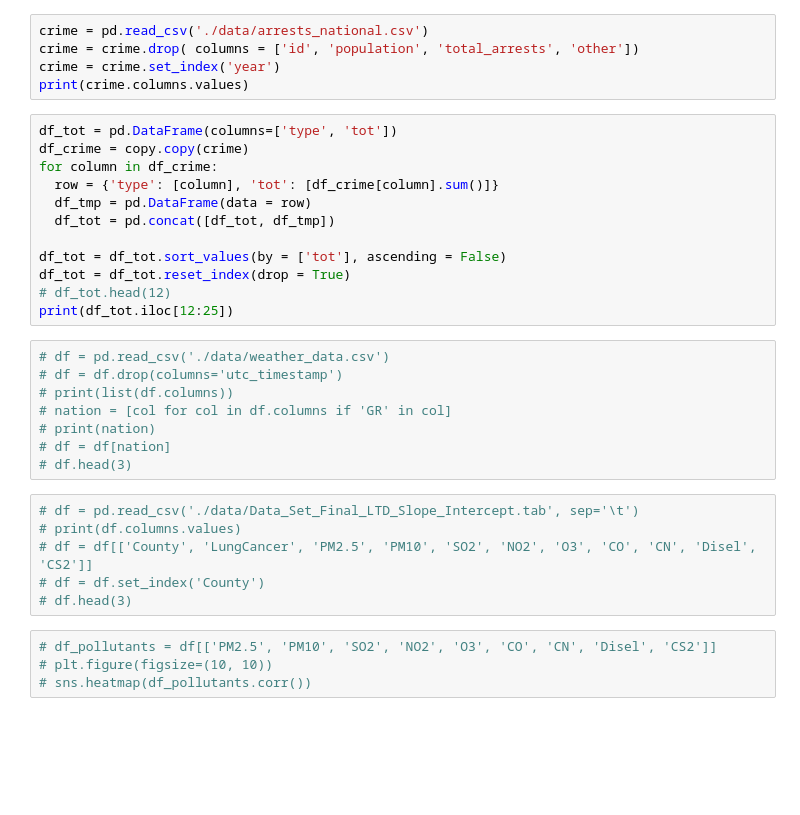
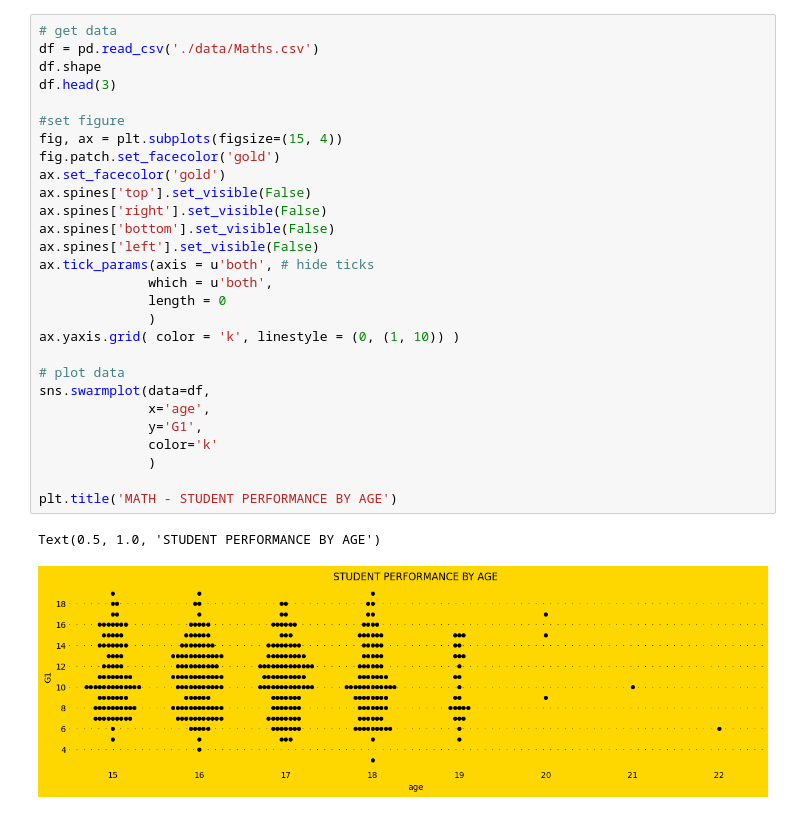
Before and after one commit to p-vale/datart, a Jupyter notebook: yayoi_beeswarm.ipynb, the cells around one changed output. Cells and saved outputs as stored; diff of their text form; blank space fills up the shorter version.

Commit message:
yayoi swarmplot, kandinsky scatterplot; descriptions

```diff
--- a/yayoi_beeswarm.ipynb
+++ b/yayoi_beeswarm.ipynb
@@ -17,38 +15,34 @@ import pandas as pd
 import matplotlib
 import matplotlib.pyplot as plt
 import seaborn as sns
-# %%
-crime = pd.read_csv('./data/arrests_national.csv')
-crime = crime.drop( columns = ['id', 'population', 'total_arrests', 'other'])
-crime = crime.set_index('year')
-print(crime.columns.values)
-# %%
-df_tot = pd.DataFrame(columns=['type', 'tot'])
-df_crime = copy.copy(crime)
-for column in df_crime:
-  row = {'type': [column], 'tot': [df_crime[column].sum()]}
-  df_tmp = pd.DataFrame(data = row)
-  df_tot = pd.concat([df_tot, df_tmp])
-
-df_tot = df_tot.sort_values(by = ['tot'], ascending = False)
-df_tot = df_tot.reset_index(drop = True)
-# df_tot.head(12)
-print(df_tot.iloc[12:25])
-# %%
-# df = pd.read_csv('./data/weather_data.csv')
-# df = df.drop(columns='utc_timestamp')
-# print(list(df.columns))
-# nation = [col for col in df.columns if 'GR' in col]
-# print(nation)
-# df = df[nation]
-# df.head(3)
-# %%
-# df = pd.read_csv('./data/Data_Set_Final_LTD_Slope_Intercept.tab', sep='\t')
-# print(df.columns.values)
-# df = df[['County', 'LungCancer', 'PM2.5', 'PM10', 'SO2', 'NO2', 'O3', 'CO', 'CN', 'Disel', 'CS2']]
-# df = df.set_index('County')
-# df.head(3)
-# %%
-# df_pollutants = df[['PM2.5', 'PM10', 'SO2', 'NO2', 'O3', 'CO', 'CN', 'Disel', 'CS2']]
-# plt.figure(figsize=(10, 10))
-# sns.heatmap(df_pollutants.corr())
+# %%
+# get data
+df = pd.read_csv('./data/Maths.csv')
+df.shape
+df.head(3)
+
+#set figure
+fig, ax = plt.subplots(figsize=(15, 4))
+fig.patch.set_facecolor('gold')
+ax.set_facecolor('gold')
+ax.spines['top'].set_visible(False)
+ax.spines['right'].set_visible(False)
+ax.spines['bottom'].set_visible(False)
+ax.spines['left'].set_visible(False)
+ax.tick_params(axis = u'both', # hide ticks
+              which = u'both',
+              length = 0
+              )
+ax.yaxis.grid( color = 'k', linestyle = (0, (1, 10)) )
+
+# plot data
+sns.swarmplot(data=df,
+              x='age',
+              y='G1',
+              color='k'
+              )
+
+plt.title('MATH - STUDENT PERFORMANCE BY AGE')
+# %% [output]
+Text(0.5, 1.0, 'STUDENT PERFORMANCE BY AGE')
+[figure, added]
```
Also changed, not shown: parts of 6 cells of this notebook, 9 other files.
